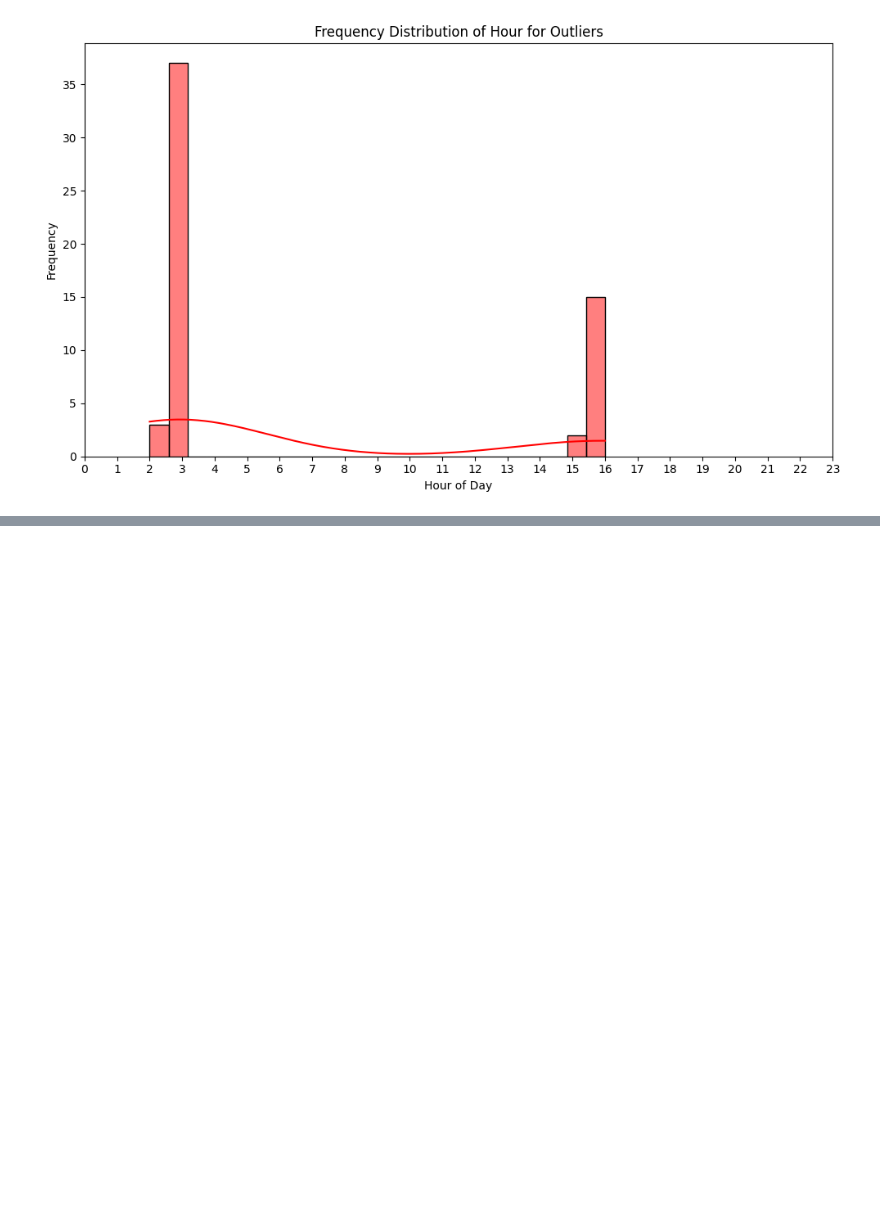
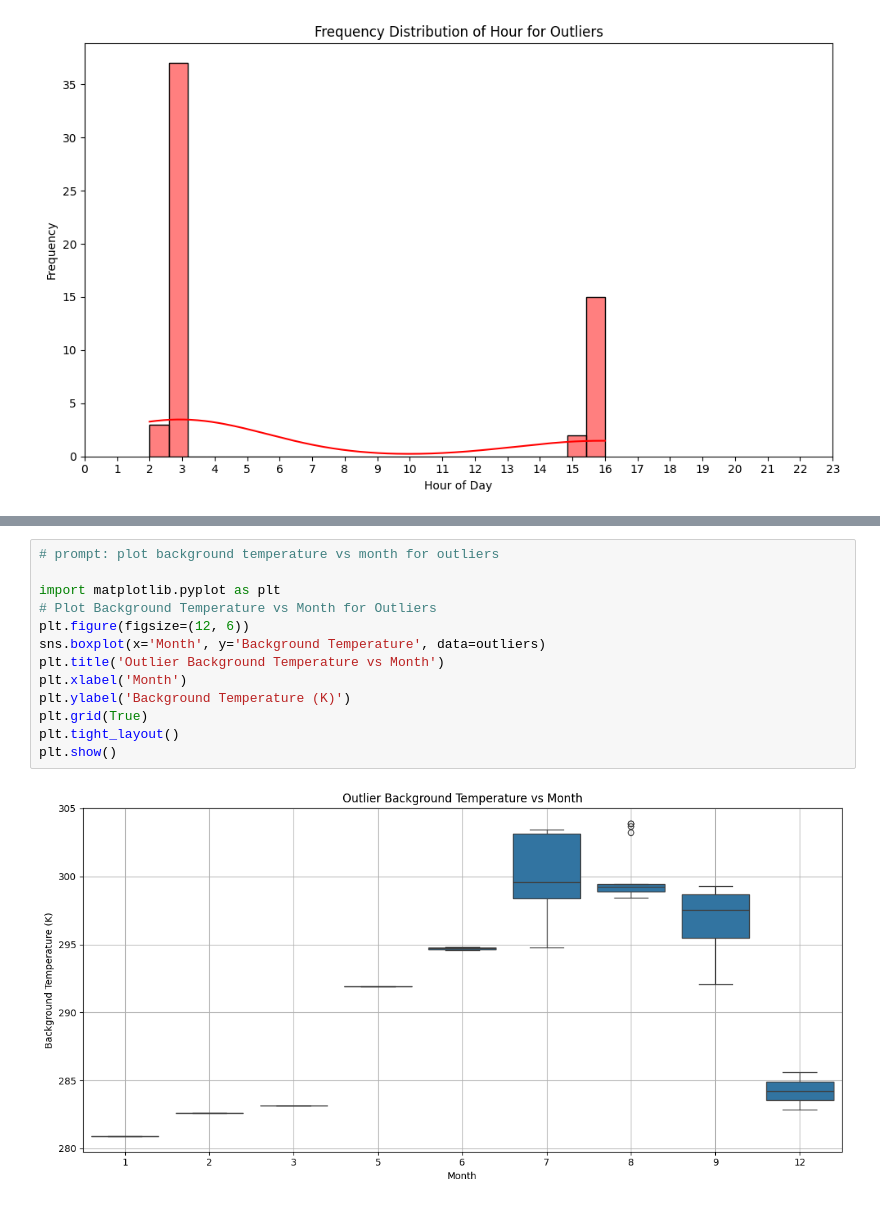
Before and after one commit to FaridRash/IGNIS, a Jupyter notebook: MA_SNR_Visualization_ML.ipynb, the cells around one changed output, grey strips where cells are left out. Drawn from its saved outputs; the diff is of its cells as text; blank space fills up the shorter version.

```diff
--- a/MA_SNR_Visualization_ML.ipynb
+++ b/MA_SNR_Visualization_ML.ipynb
@@ -455,0 +523,15 @@ plt.show()
+# %%
+# prompt: plot background temperature vs month for outliers
+
+import matplotlib.pyplot as plt
+# Plot Background Temperature vs Month for Outliers
+plt.figure(figsize=(12, 6))
+sns.boxplot(x='Month', y='Background Temperature', data=outliers)
+plt.title('Outlier Background Temperature vs Month')
+plt.xlabel('Month')
+plt.ylabel('Background Temperature (K)')
+plt.grid(True)
+plt.tight_layout()
+plt.show()
+# %% [output]
+[figure, added]
```
Also changed, not shown: parts of 7 cells of this notebook.
